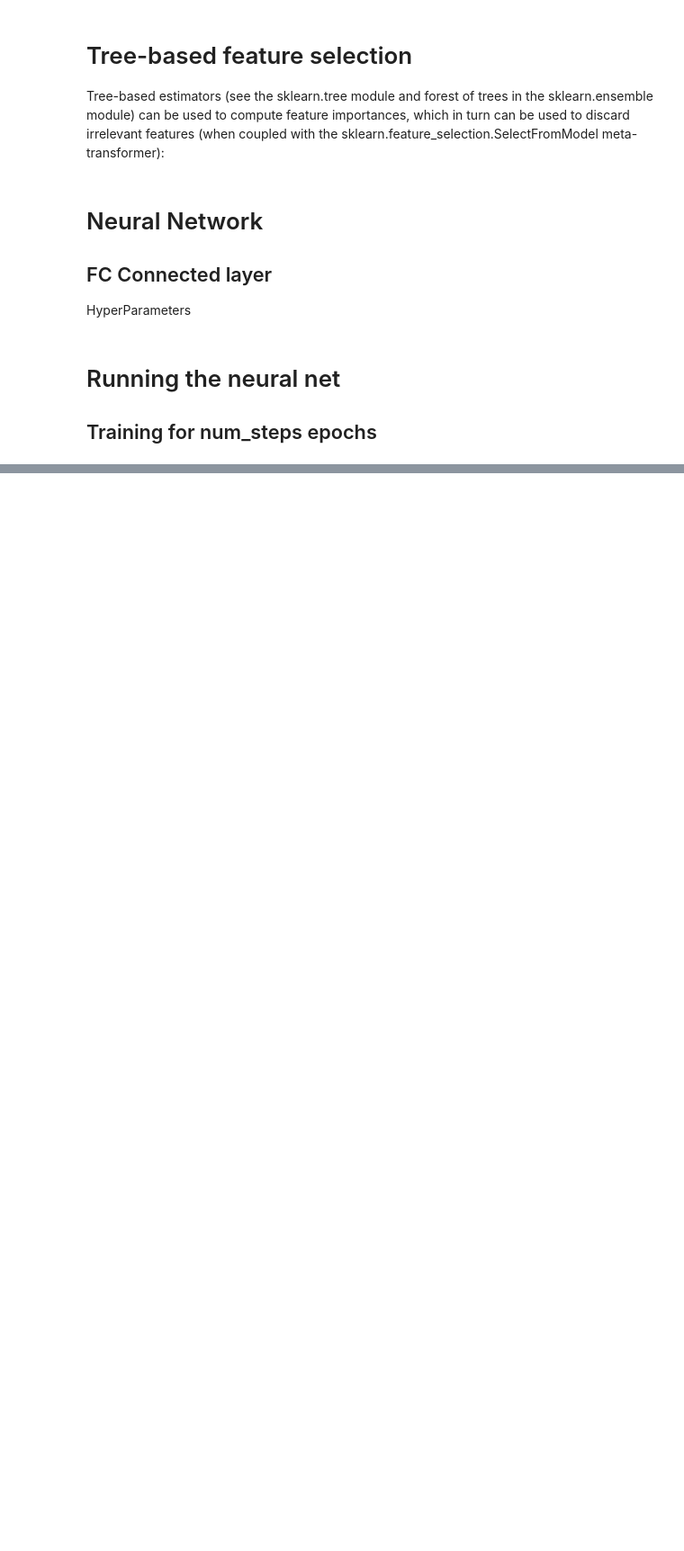
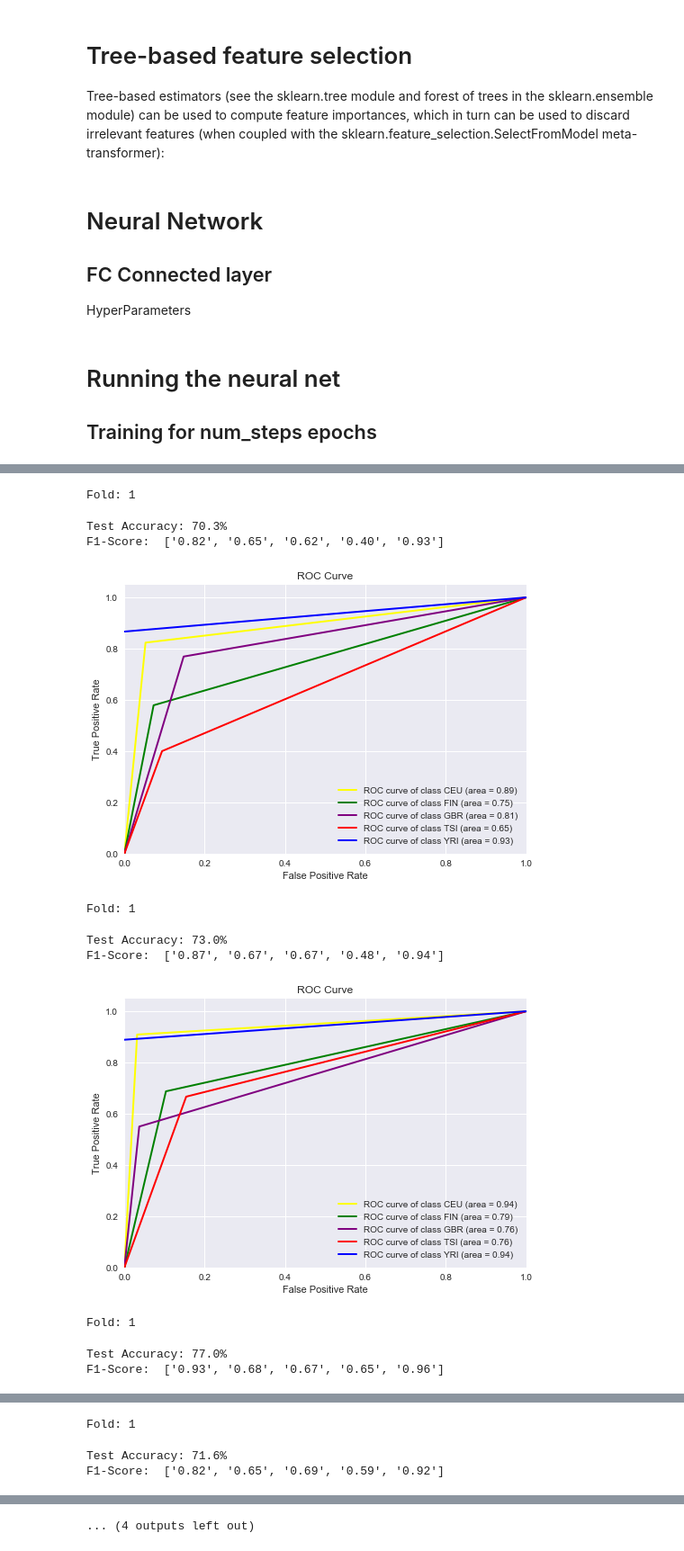
Before and after one commit to samanta-anupam/pheno-predictor, a Jupyter notebook: Population_predictor.ipynb, the cells around one changed output, grey strips where cells are left out. Shown: that part at 90% size. Drawn from its saved outputs; the diff is of its cells as text; code cells hidden in the pictures; blank space fills up the shorter version.

```diff
--- a/Population_predictor.ipynb
+++ b/Population_predictor.ipynb
@@ -460,0 +672,15 @@ with tf.Session(graph=graph) as session:
+# %%
+%%time
+run_nn_on_dataset(dataset_eq_class)
+# %% [output]
+Fold: 1
+Test Accuracy: 70.3%
+F1-Score:  ['0.82', '0.65', '0.62', '0.40', '0.93']
+[figure, added]
+Fold: 1
+Test Accuracy: 73.0%
+F1-Score:  ['0.87', '0.67', '0.67', '0.48', '0.94']
+[figure, added]
+Fold: 1
+Test Accuracy: 77.0%
+F1-Score:  ['0.93', '0.68', '0.67', '0.65', '0.96']
@@ -460,0 +688,3 @@ with tf.Session(graph=graph) as session:
+Fold: 1
+Test Accuracy: 71.6%
+F1-Score:  ['0.82', '0.65', '0.69', '0.59', '0.92']
@@ -460,0 +692 @@ with tf.Session(graph=graph) as session:
+... (4 outputs left out)
```
Also changed, not shown: parts of 37 cells of this notebook.
